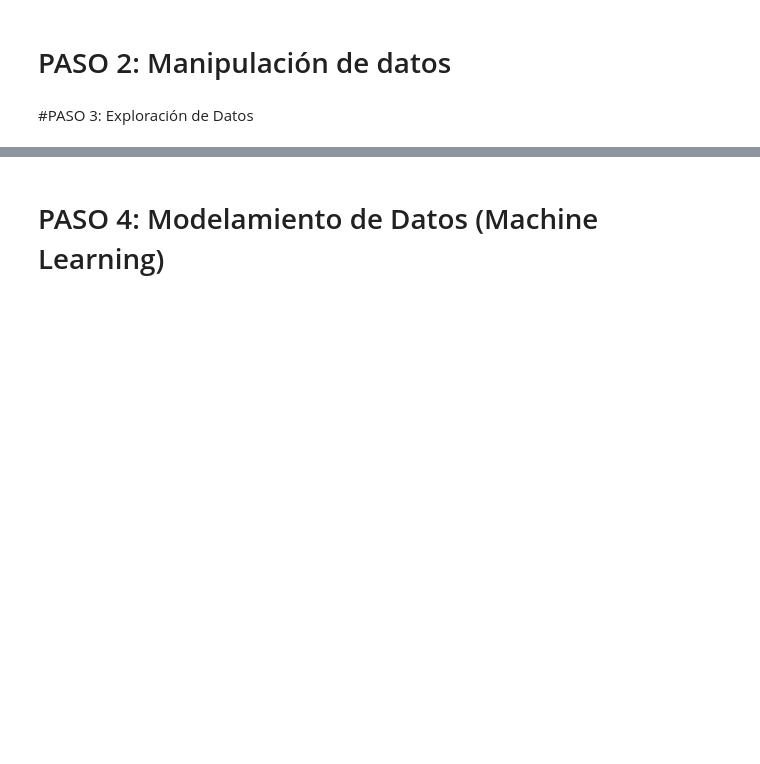
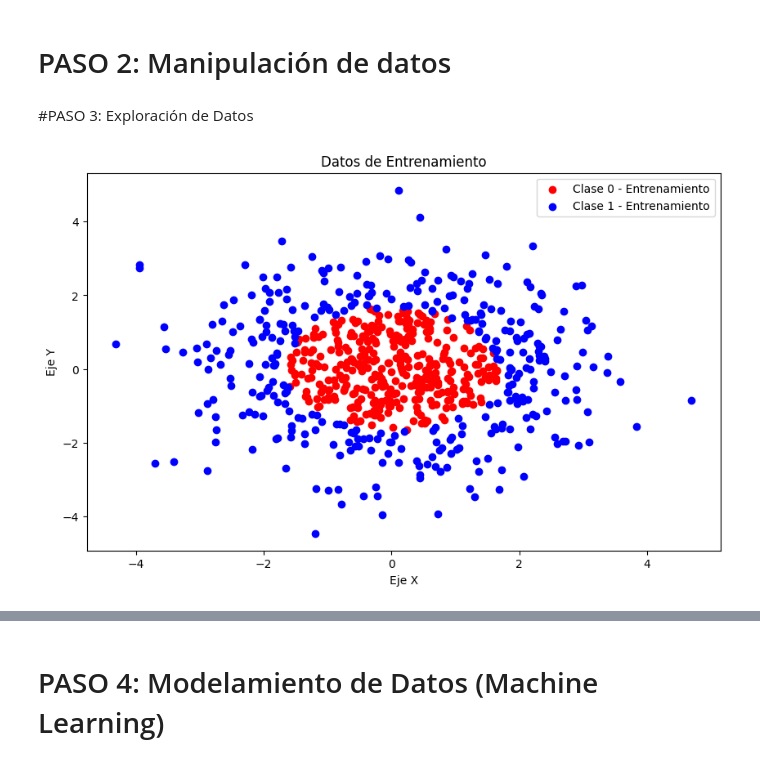
Before and after one commit to novoa123/MachineLearningS09, a Jupyter notebook: S09-Support-Vector-Machines/S09_LAB_SVM.ipynb, the cells around one changed output, grey strips where cells are left out. Cells and saved outputs as stored; diff of their text form; code cells hidden in the pictures; blank space fills up the shorter version.

```diff
--- a/S09-Support-Vector-Machines/S09_LAB_SVM.ipynb
+++ b/S09-Support-Vector-Machines/S09_LAB_SVM.ipynb
@@ -71,2 +70,10 @@ plt.show()
+# %%
+#Dividir conjunto en datos de entrenamiento y de prueba
+
+X_train, X_test, y_train, y_test = train_test_split(X1, Y1, test_size=0.3, random_state=42)
+
+#Dividir conjunto en datos de prueba y de validación
+
+X_test, X_val, y_test, y_val = train_test_split(X_test, y_test, test_size=0.5, random_state=42)
 # %% [markdown]
 #PASO 3: Exploración de Datos
@@ -72,0 +82,14 @@ plt.show()
+# %%
+#Visualización datos de entrenamiento
+
+plt.figure(figsize=(10, 6))
+plt.scatter(X_train[y_train == 0][:, 0], X_train[y_train == 0][:, 1], color='red', label='Clase 0 - Entrenamiento')
+plt.scatter(X_train[y_train == 1][:, 0], X_train[y_train == 1][:, 1], color='blue', label='Clase 1 - Entrenamiento')
+
+plt.title('Datos de Entrenamiento')
+plt.xlabel('Eje X')
+plt.ylabel('Eje Y')
+plt.legend()
+plt.show()
+# %% [output]
+[figure, added]
```
Also changed, not shown: parts of 15 cells of this notebook.
